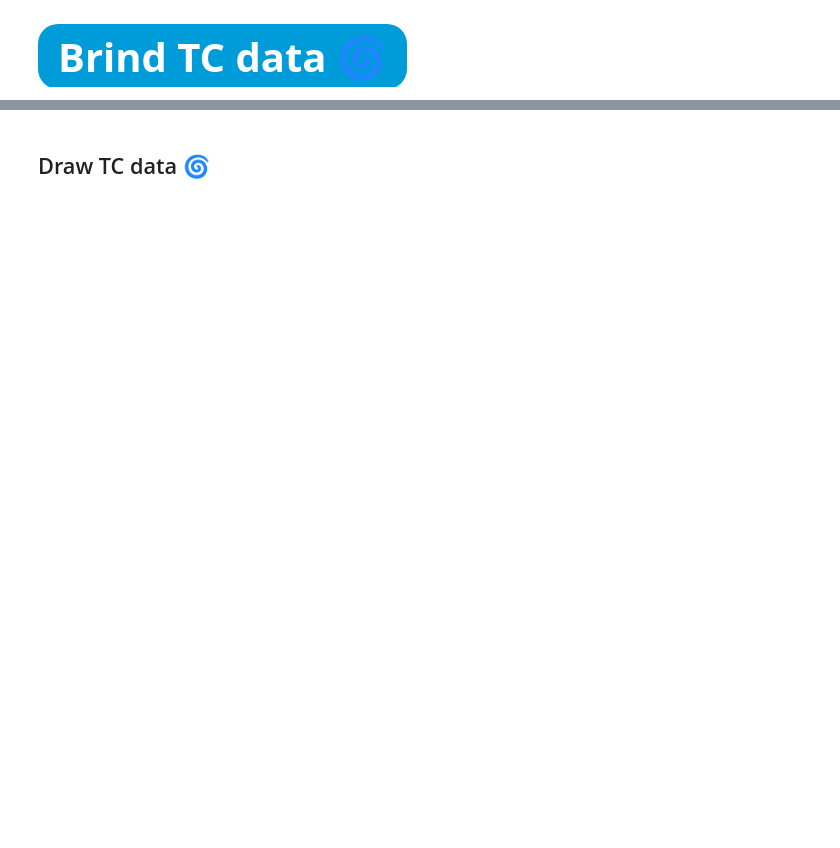
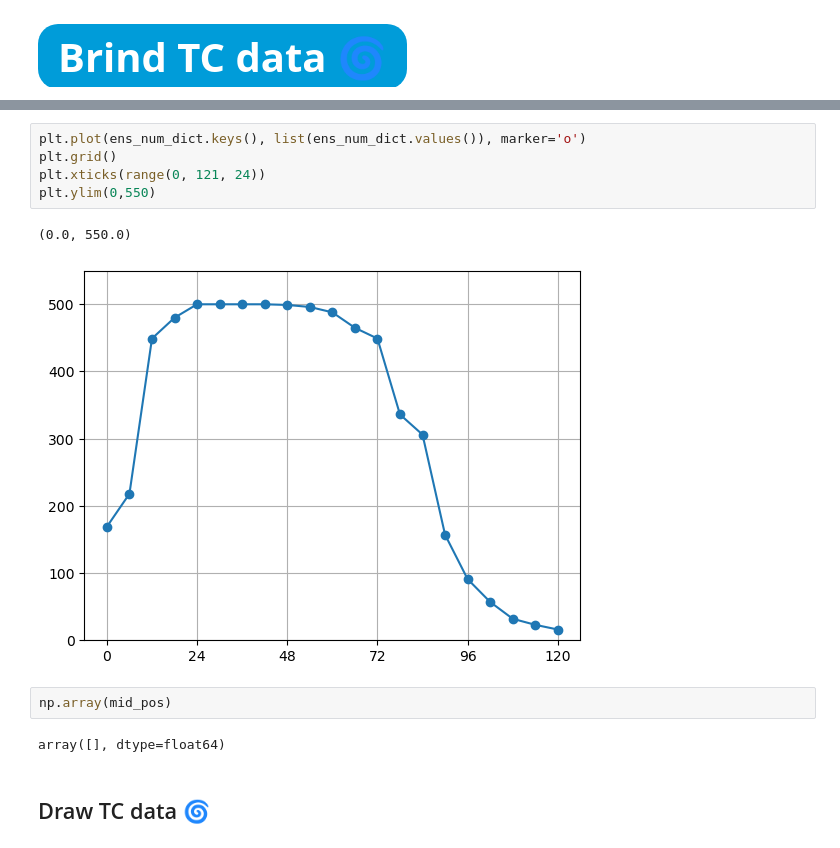
Before and after one commit to jjoo0727/Convective-Systems-Tropical-Dynamics-Laboratory, a Jupyter notebook: sensitivity/TC_track_and_vortex_remove.ipynb, the cells around one changed output, grey strips where cells are left out. Saved outputs shown, nothing was run; the diff lists cells and outputs as text; blank space fills up the shorter version.

```diff
--- a/sensitivity/TC_track_and_vortex_remove.ipynb
+++ b/sensitivity/TC_track_and_vortex_remove.ipynb
@@ -280,2 +575,14 @@ storm_lon, storm_lat, storm_mslp, storm_time
+# %%
+plt.plot(ens_num_dict.keys(), list(ens_num_dict.values()), marker='o')
+plt.grid()
+plt.xticks(range(0, 121, 24))
+plt.ylim(0,550)
+# %% [output]
+(0.0, 550.0)
+[figure, added]
+# %%
+np.array(mid_pos)
+# %% [output]
+array([], dtype=float64)
 # %% [markdown]
 ## Draw TC data 🌀
```
Also changed, not shown: parts of 17 cells of this notebook, 9 other files.
